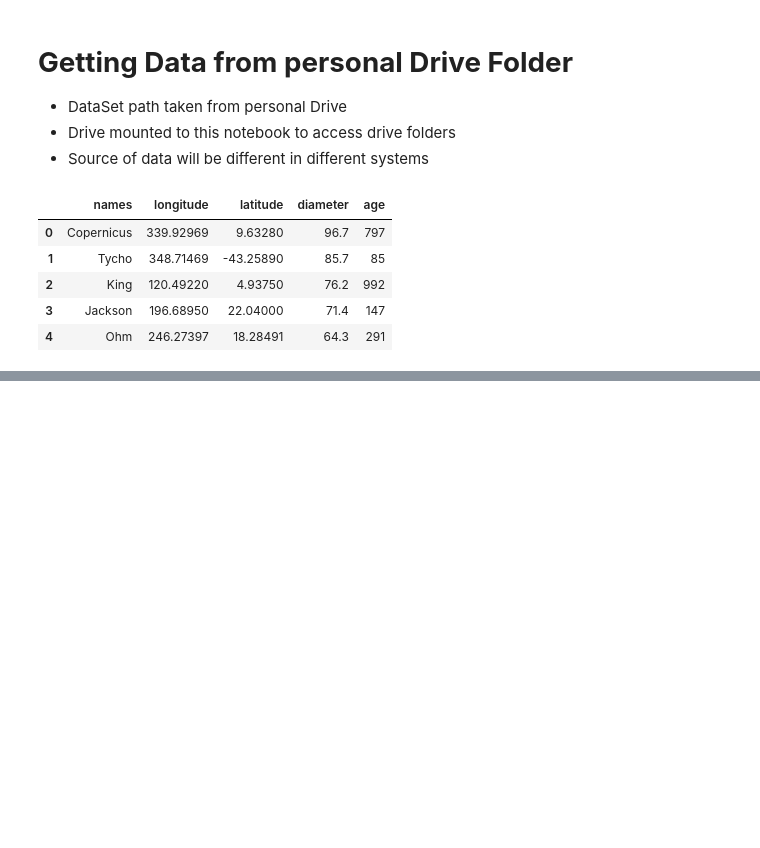
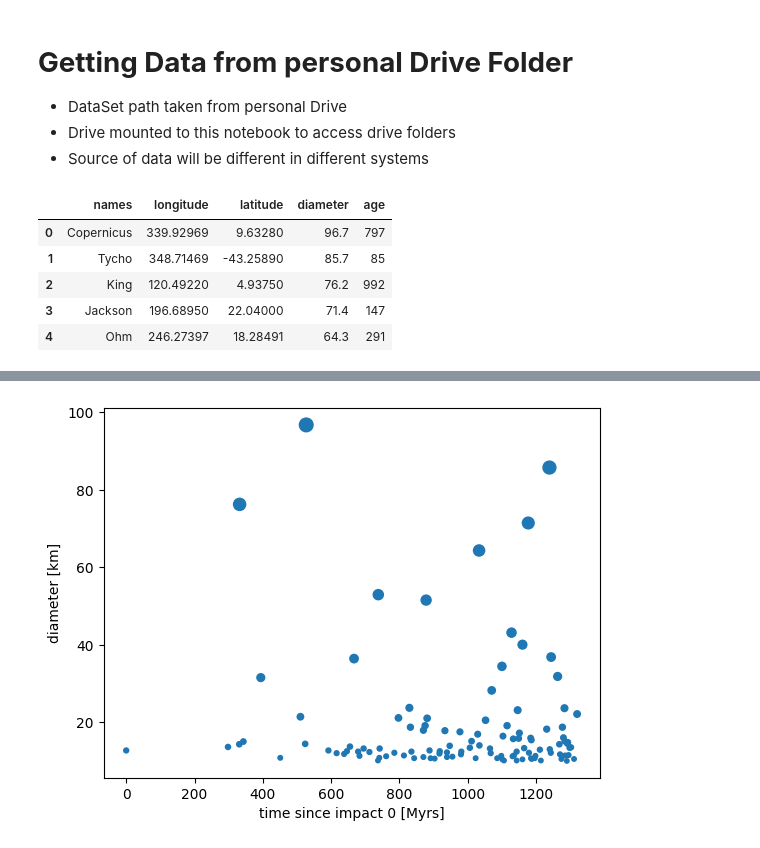
Before and after one commit to Scjatto/PyCollab, a Jupyter notebook: Sonifiication.ipynb, the cells around one changed output, grey strips where cells are left out. Cells and saved outputs as stored; diff of their text form; code cells hidden in the pictures; blank space fills up the shorter version.

```diff
--- a/Sonifiication.ipynb
+++ b/Sonifiication.ipynb
@@ -32,0 +47,11 @@ df.head(5) #take a look at first 5 rows
+# %%
+# Shift Reference point, start Age from 0
+# Largest Age will become 0 (Time starting from 0), considering the origin of first impact
+
+times_myrs = max(ages) - ages  #measure time from 1st impact in data
+plt.scatter(times_myrs, diameters, s=diameters)
+plt.xlabel('time since impact 0 [Myrs]')
+plt.ylabel('diameter [km]')
+plt.show()
+# %% [output]
+[figure, added]
```
Also changed, not shown: parts of 35 cells of this notebook.
